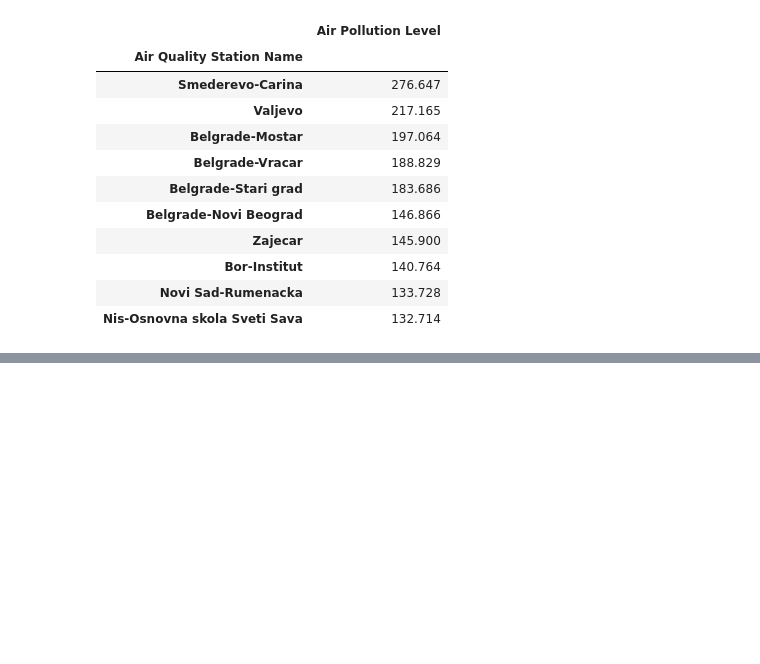
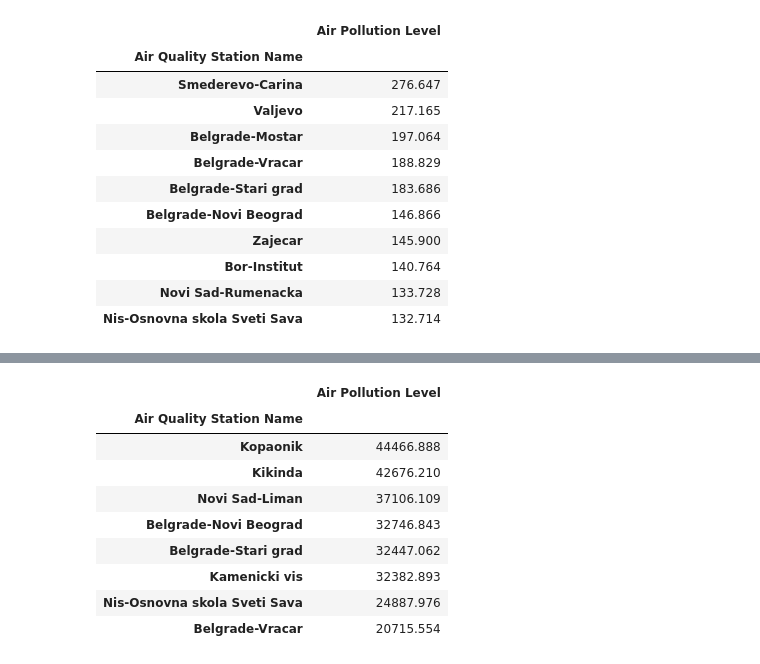
Before and after one commit to makilezx/analysis-of-air-pollution-in-Serbian-cities, a Jupyter notebook: data-analysis-1.ipynb, the cells around one changed output, grey strips where cells are left out. Saved outputs shown, nothing was run; the diff lists cells and outputs as text; code cells hidden in the pictures; blank space fills up the shorter version.

```diff
--- a/data-analysis-1.ipynb
+++ b/data-analysis-1.ipynb
@@ -1089,0 +1135,15 @@ notest212
+# %%
+#za cp u eksel
+o3test212 = pd.DataFrame(top_O3_2021_max)
+o3test212
+# %% [output]
+|  | Air Pollution Level |
+| Air Quality Station Name |  |
+| Kopaonik | 44466.888 |
+| Kikinda | 42676.210 |
+| Novi Sad-Liman | 37106.109 |
+| Belgrade-Novi Beograd | 32746.843 |
+| Belgrade-Stari grad | 32447.062 |
+| Kamenicki vis | 32382.893 |
+| Nis-Osnovna skola Sveti Sava | 24887.976 |
+| Belgrade-Vracar | 20715.554 |
```
Also changed, not shown: parts of 12 cells of this notebook.
